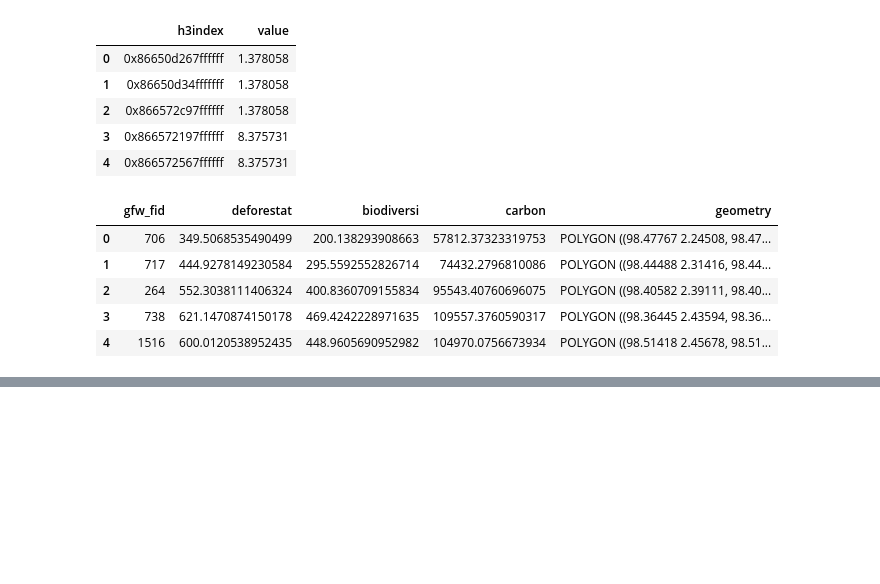
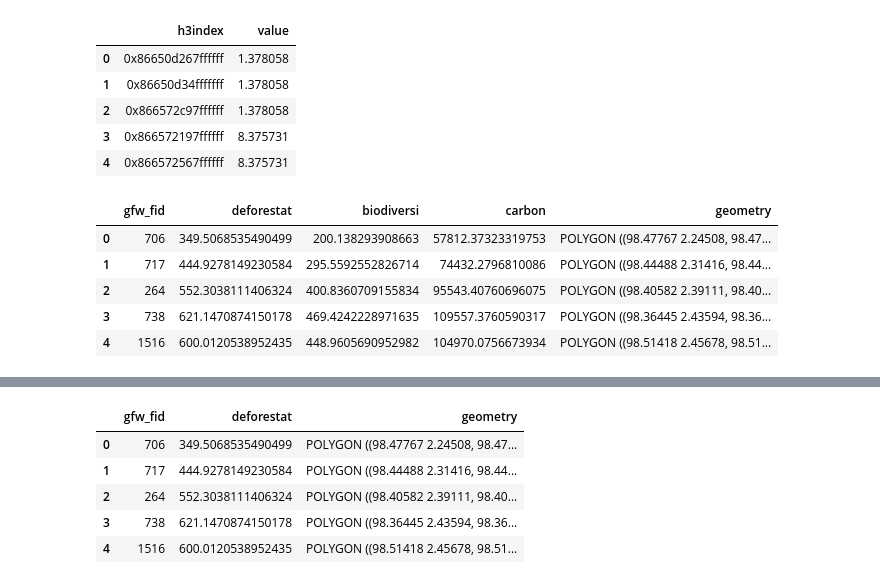
Before and after one commit to Vizzuality/landgriffon, a Jupyter notebook: data/notebooks/Lab/Satelligence_data_ingestion.ipynb, the cells around one changed output, grey strips where cells are left out. Cells and saved outputs as stored; diff of their text form; code cells hidden in the pictures; blank space fills up the shorter version.

```diff
--- a/data/notebooks/Lab/Satelligence_data_ingestion.ipynb
+++ b/data/notebooks/Lab/Satelligence_data_ingestion.ipynb
@@ -802,0 +863,12 @@ clean_sat_mills.to_csv('../../datasets/processed/Satelligence_data/biodiversity_
+# %%
+gdf_vector = gpd.read_file(mills_locations)
+#gdf_vector
+clean_gdf = gdf_vector[['gfw_fid','deforestat','geometry']]
+clean_gdf.head()
+# %% [output]
+|  | gfw_fid | deforestat | geometry |
+| 0 | 706 | 349.5068535490499 | POLYGON ((98.47767 2.24508, 98.47... |
+| 1 | 717 | 444.9278149230584 | POLYGON ((98.44488 2.31416, 98.44... |
+| 2 | 264 | 552.3038111406324 | POLYGON ((98.40582 2.39111, 98.40... |
+| 3 | 738 | 621.1470874150178 | POLYGON ((98.36445 2.43594, 98.36... |
+| 4 | 1516 | 600.0120538952435 | POLYGON ((98.51418 2.45678, 98.51... |
```
Also changed, not shown: parts of 8 cells of this notebook, 1 other file.
